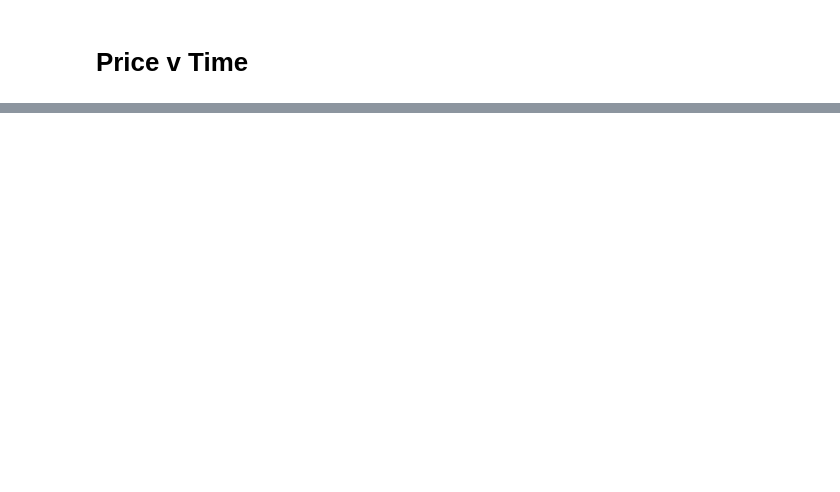
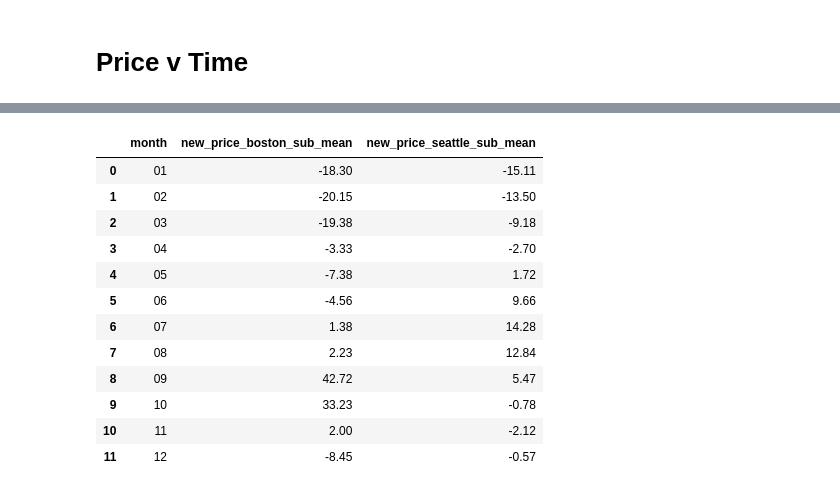
Before and after one commit to mahtani89/Udactiy_Project1, a Jupyter notebook: Comparison.ipynb, the cells around one changed output, grey strips where cells are left out. Saved outputs shown, nothing was run; the diff lists cells and outputs as text; code cells hidden in the pictures; blank space fills up the shorter version.

```diff
--- a/Comparison.ipynb
+++ b/Comparison.ipynb
@@ -78,0 +101,17 @@ fig.savefig('price_time.png')
+# %%
+prices = pd.concat([monthly_boston, monthly_seattle], axis=1)
+prices
+# %% [output]
+|  | month | new_price_boston_sub_mean | new_price_seattle_sub_mean |
+| 0 | 01 | -18.30 | -15.11 |
+| 1 | 02 | -20.15 | -13.50 |
+| 2 | 03 | -19.38 | -9.18 |
+| 3 | 04 | -3.33 | -2.70 |
+| 4 | 05 | -7.38 | 1.72 |
+| 5 | 06 | -4.56 | 9.66 |
+| 6 | 07 | 1.38 | 14.28 |
+| 7 | 08 | 2.23 | 12.84 |
+| 8 | 09 | 42.72 | 5.47 |
+| 9 | 10 | 33.23 | -0.78 |
+| 10 | 11 | 2.00 | -2.12 |
+| 11 | 12 | -8.45 | -0.57 |
```
Also changed, not shown: parts of 6 cells of this notebook, 4 other files.
